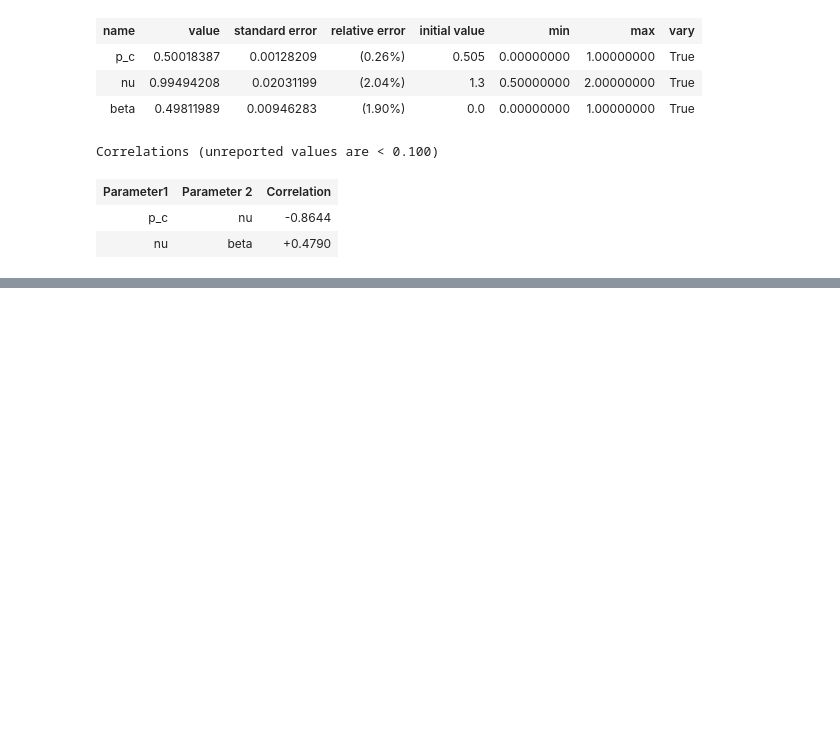
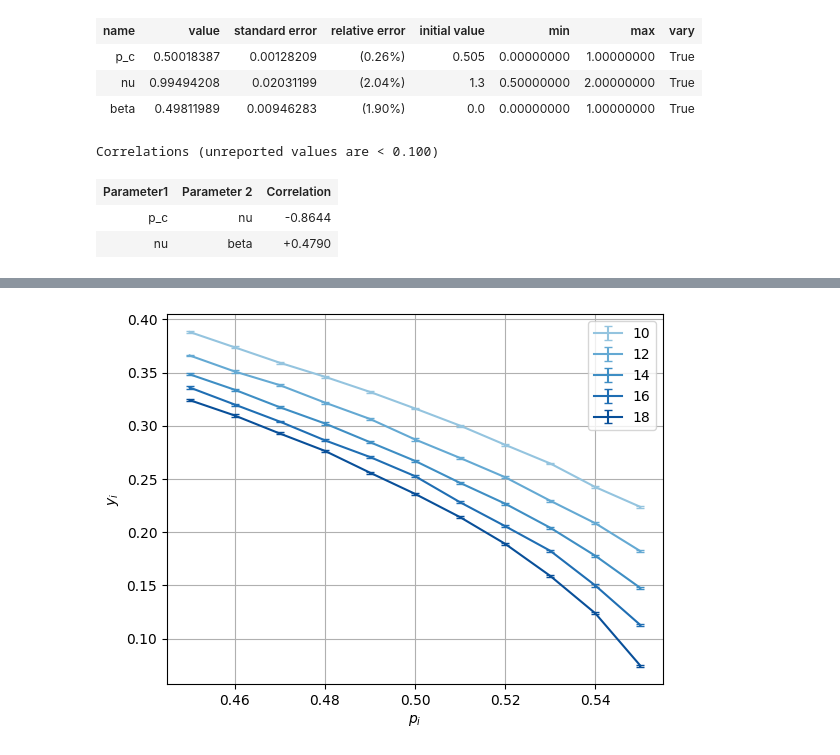
Before and after one commit to hainingpan/FSS, a Jupyter notebook: example.ipynb, the cells around one changed output, grey strips where cells are left out. Drawn from its saved outputs; the diff is of its cells as text; code cells hidden in the pictures; blank space fills up the shorter version.

```diff
--- a/example.ipynb
+++ b/example.ipynb
@@ -68,0 +88,4 @@ dc.plot_data_collapse()
+# %%
+dc.plot_data_collapse(raw=True, errorbar=True)
+# %% [output]
+[figure, added]
```
Also changed, not shown: parts of 14 cells of this notebook, 5 other files.
